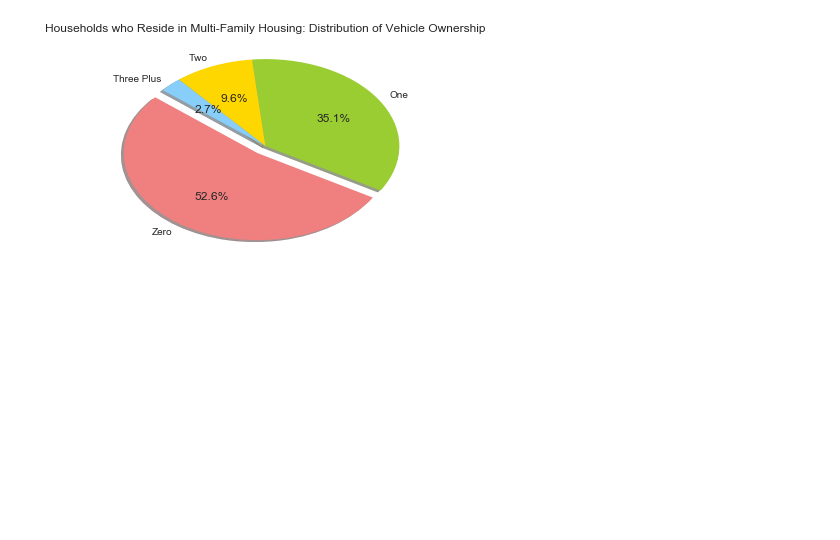
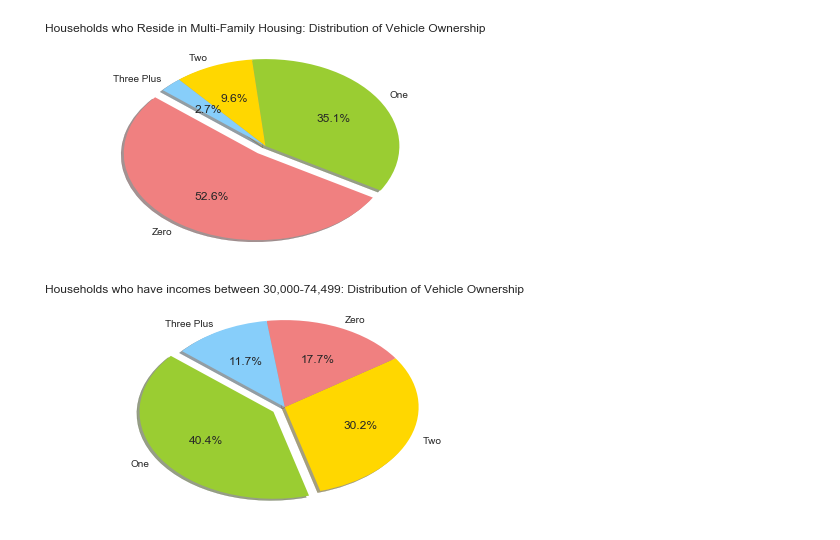
Before and after one commit to soundestmammal/Senior_Thesis, a Jupyter notebook: Friday_Prelim_Visualization.ipynb, the cells around one changed output. Cells and saved outputs as stored; diff of their text form; code cells hidden in the pictures; blank space fills up the shorter version.

Commit message:
Pie Chart for Households with income between 30k~75k

```diff
--- a/Friday_Prelim_Visualization.ipynb
+++ b/Friday_Prelim_Visualization.ipynb
@@ -382,3 +382,18 @@ plt.title("Households who have incomes below $30,000: Distribution of Vehicle Ow
 plt.show()
 # %% [output]
 [figure]
+# %%
+# 1, 2, 0, 3
+labels = ['One', 'Two', 'Zero', 'Three Plus']
+colors = ['yellowgreen', 'gold', 'lightcoral', 'lightskyblue']
+explode = (0.1, 0, 0, 0)  # explode 1st slice
+fig = plt.figure()
+ax = fig.add_subplot(1,1,1)
+ax.pie(income_two_veh, explode=explode, labels=labels, colors=colors, autopct='%1.1f%%', shadow=True, startangle=140)
+plt.title("Households who have incomes between 30,000-74,499: Distribution of Vehicle Ownership")
+plt.show()
+
+# This is interesting, a lot of middle class families own 1 or 2 vehicles, but it unlikely that they own three plus.
+# There was a really big reduction in owning zero cars in this range of income. It decreased by like a factor of 4
+# %% [output]
+[figure, added]
```
